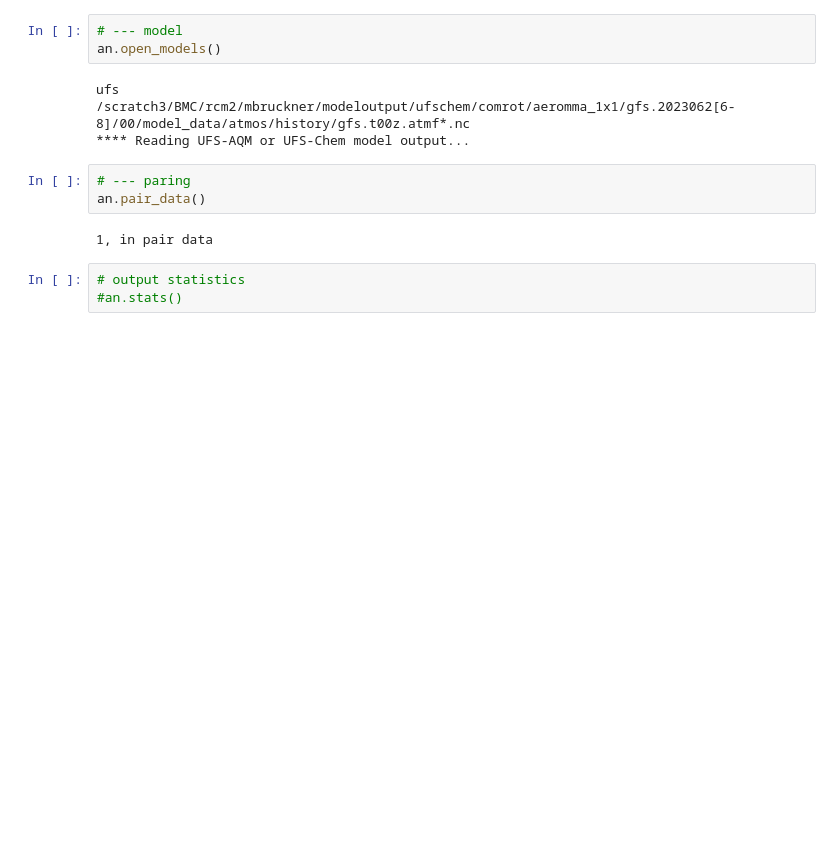
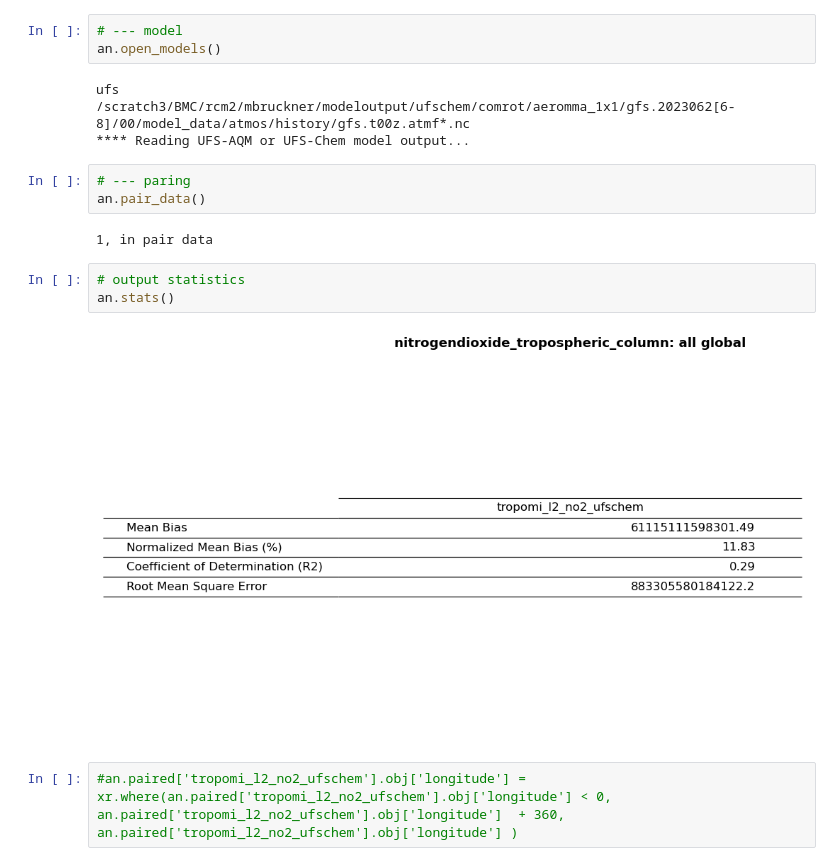
Before and after one commit to NOAA-CSL/MELODIES-MONET, a Jupyter notebook: examples/jupyter_notebooks/MM_trp_no2_l2_ak_application.ipynb, the cells around one changed output. Cells and saved outputs as stored; diff of their text form; blank space fills up the shorter version.

```diff
--- a/examples/jupyter_notebooks/MM_trp_no2_l2_ak_application.ipynb
+++ b/examples/jupyter_notebooks/MM_trp_no2_l2_ak_application.ipynb
@@ -46,6 +48,10 @@ an.pair_data()
 1, in pair data
 # %%
 # output statistics
-#an.stats()
+an.stats()
+# %% [output]
+[figure, added]
+# %%
+#an.paired['tropomi_l2_no2_ufschem'].obj['longitude'] = xr.where(an.paired['tropomi_l2_no2_ufschem'].obj['longitude'] < 0, an.paired['tropomi_l2_no2_ufschem'].obj['longitude']  + 360, an.paired['tropomi_l2_no2_ufschem'].obj['longitude'] )
 # %%
 # plotting based on the paired data
```
Also changed, not shown: parts of 3 cells of this notebook, 3 other files.
